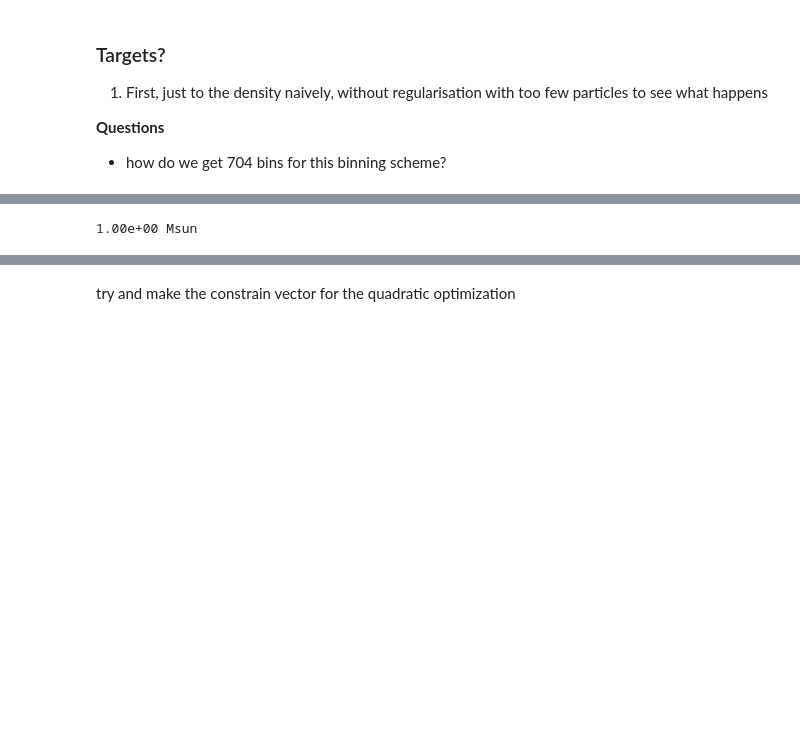
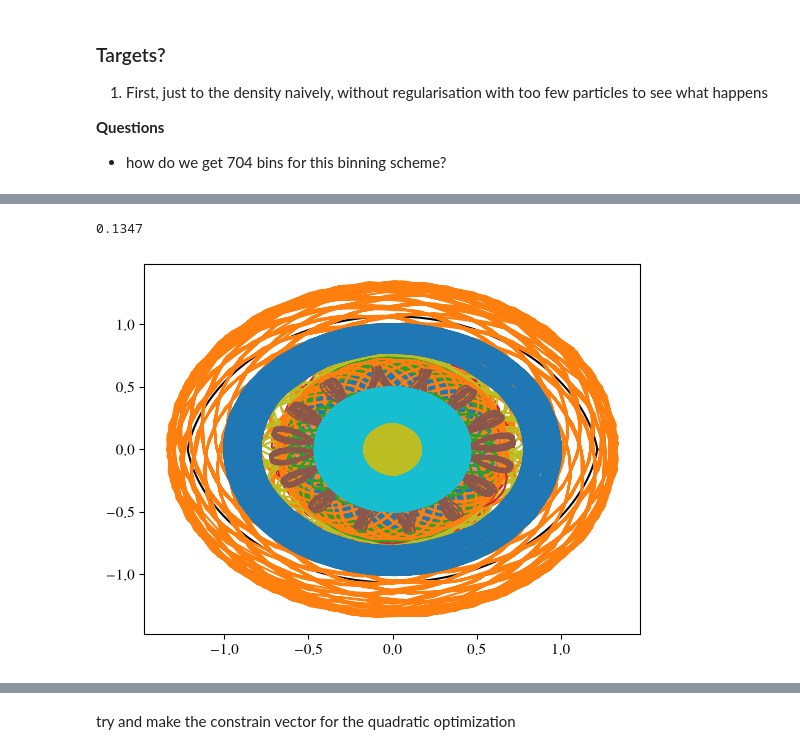
Before and after one commit to salvatore-ferrone/bar-dynamics, a Jupyter notebook: pedagogy/schwarzchild_hunter2024_bar.ipynb, the cells around one changed output, grey strips where cells are left out. Cells and saved outputs as stored; diff of their text form; code cells hidden in the pictures; blank space fills up the shorter version.

```diff
--- a/pedagogy/schwarzchild_hunter2024_bar.ipynb
+++ b/pedagogy/schwarzchild_hunter2024_bar.ipynb
@@ -136,11 +132,21 @@ D,traj=agama.orbit(ic=ics,
+# %%
+Lz = ics[:,0]*ics[:,4] - ics[:,1]*ics[:,3]
+EJ = potential.potential(ics[:,:3]) + 0.5*numpy.sum(ics[:,3:]**2, axis=1) - omega*Lz
+print((EJ > EL1).mean())
+# %% [output]
+0.1347
 # %%
 # the bar mass
 total_bar_mass = bar.totalMass()
-print("{:.2e}".format(total_bar_mass), "Msun")
 # make each star the same mass
-w = numpy.ones(len(ics)) * total_bar_mass / len(ics)
+w = numpy.ones(norbits) * total_bar_mass / norbits
 # get the discrete mass for each chunk
 mass_discrete = D.T.dot(w)
 mass_true = target_density(bar)
-# %% [output]
-1.00e+00 Msun
+# %%
+fig,axis=plt.subplots(1,1)
+axis.plot(xvzc,yvzc,color="k",label="ZVC")
+for index in range(100):
+    axis.plot(traj[index](traj[index])[:,0],traj[index](traj[index])[:,1])
+# %% [output]
+[figure, added]
```
Also changed, not shown: parts of 11 cells of this notebook.
